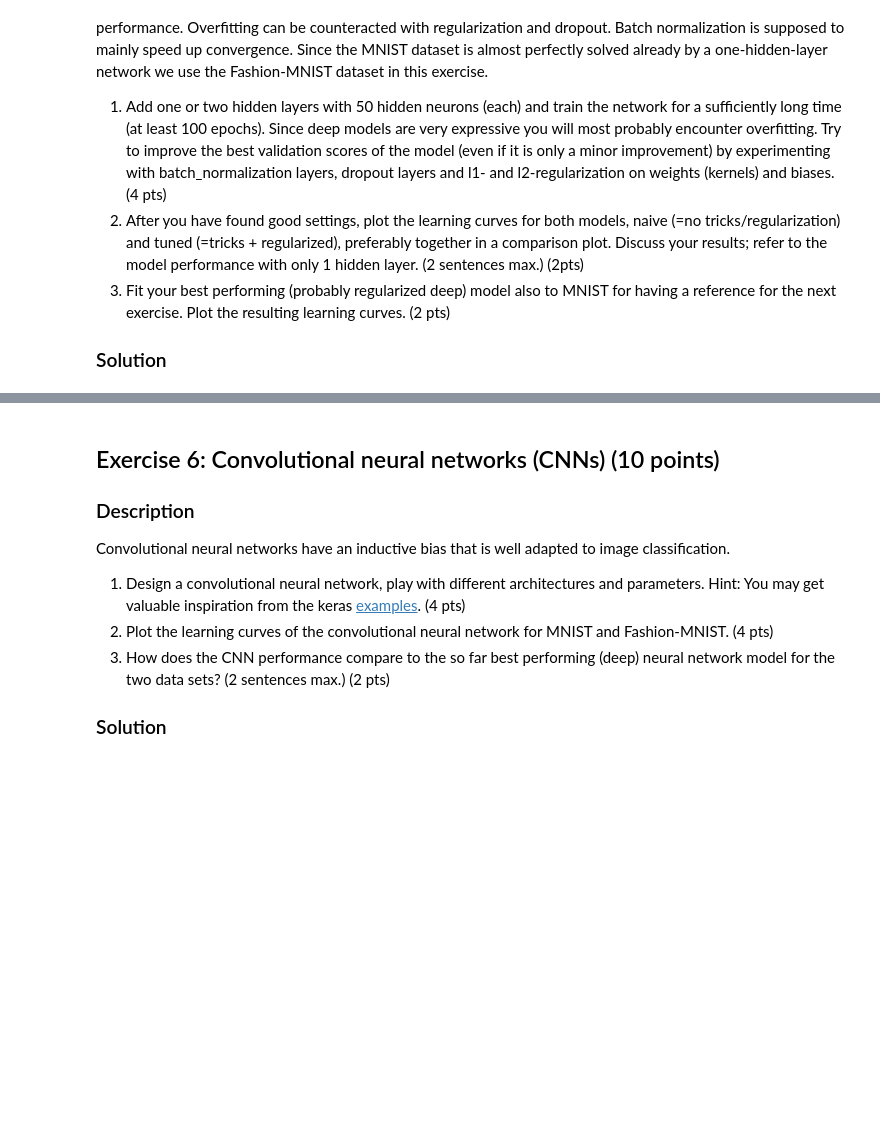
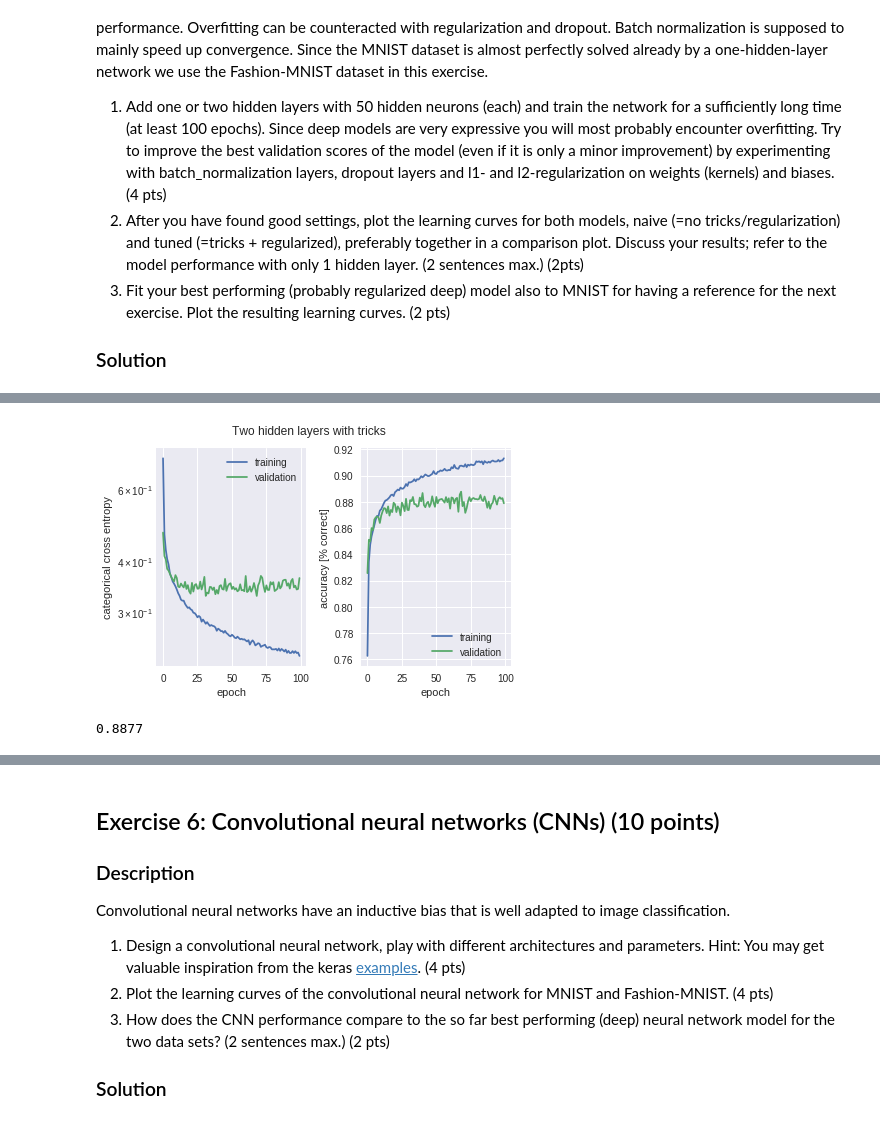
Before and after one commit to HannesRovina/ANN-Miniprojects2019, a Jupyter notebook: miniproject1.ipynb, the cells around one changed output, grey strips where cells are left out. Drawn from its saved outputs; the diff is of its cells as text; code cells hidden in the pictures; blank space fills up the shorter version.

```diff
--- a/miniproject1.ipynb
+++ b/miniproject1.ipynb
@@ -637,0 +729,41 @@ Answer to question 2 (comments):
+# %%
+from keras.layers.normalization import BatchNormalization
+from keras.layers import Dense, Activation
+
+def construct_mlp_with_tricks_for_mnist(num_hidden_layers, input_dim, hidden_layer_sizes = [], activations=[], dropout_rate=0.5, lambda_reg=1e-5):
+  net = Sequential()
+
+  if num_hidden_layers > 0:
+    net.add(Dense(hidden_layer_sizes[0], input_dim=input_dim, kernel_regularizer=regularizers.l2(lambda_reg)))
+    net.add(BatchNormalization())
+    net.add(Activation(activations[0]))
+    net.add(Dropout(dropout_rate))
+    for i in range(1, num_hidden_layers):
+      net.add(Dense(hidden_layer_sizes[i], kernel_regularizer=regularizers.l2(lambda_reg)))
+      net.add(BatchNormalization())
+      net.add(Activation(activations[i]))
+#       net.add(Dropout(dropout_rate))
+
+    net.add(Dense(10, activation='softmax'))
+
+  else:
+    net.add(Dense(10, activation='softmax', input_dim=input_dim, kernel_regularizer=regularizers.l2(lambda_reg)))
+
+  return net
+# %%
+from keras import regularizers
+
+net_three_hidden_tricks = construct_mlp_with_tricks_for_mnist(3, x_train.shape[1], [50, 50, 50], ['relu', 'relu', 'relu'], dropout_rate=0.3, lambda_reg=1e-6)
+net_three_hidden_tricks.summary()
+
+max_epochs = 100
+
+net_three_hidden_tricks.compile(loss='categorical_crossentropy',
+                              optimizer=Adam(),
+                              metrics=['accuracy'])
+
+history_three_hidden_tricks = net_three_hidden_tricks.fit(x_fashion_train, y_fashion_train,
+                                                      batch_size=minibatch_size,
+                                                      epochs=max_epochs,
+                                                      verbose=1,
+                                                      validation_data=(x_fashion_test, y_fashion_test))
@@ -637,0 +788,8 @@ Answer to question 2 (comments):
+# %%
+figure = plot_history(history_three_hidden_tricks, 'Two hidden layers with tricks')
+# %% [output]
+[figure, added]
+# %%
+np.max(history_three_hidden_tricks.history['val_acc'])
+# %% [output]
+0.8877
```
Also changed, not shown: parts of 14 cells of this notebook.
